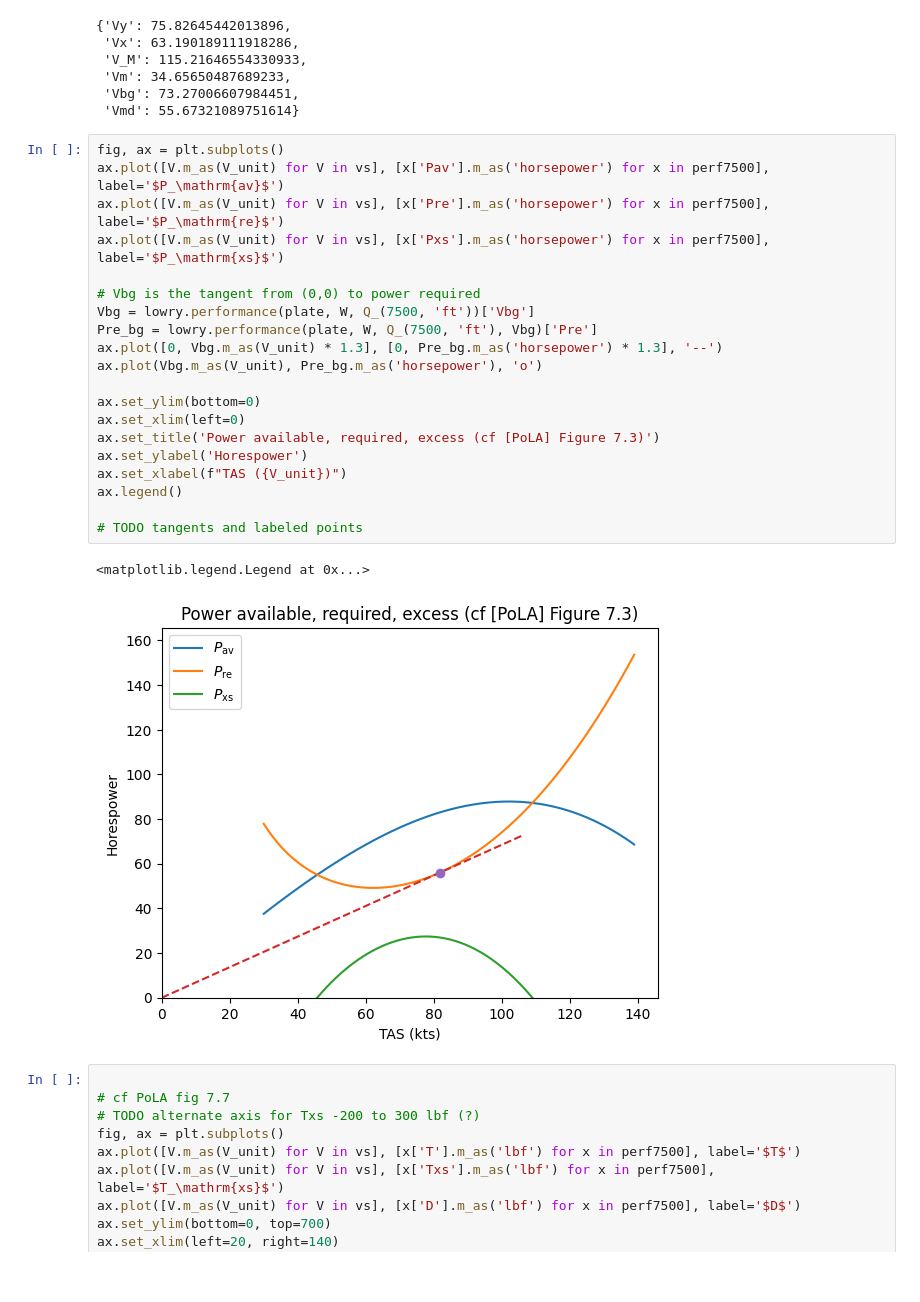
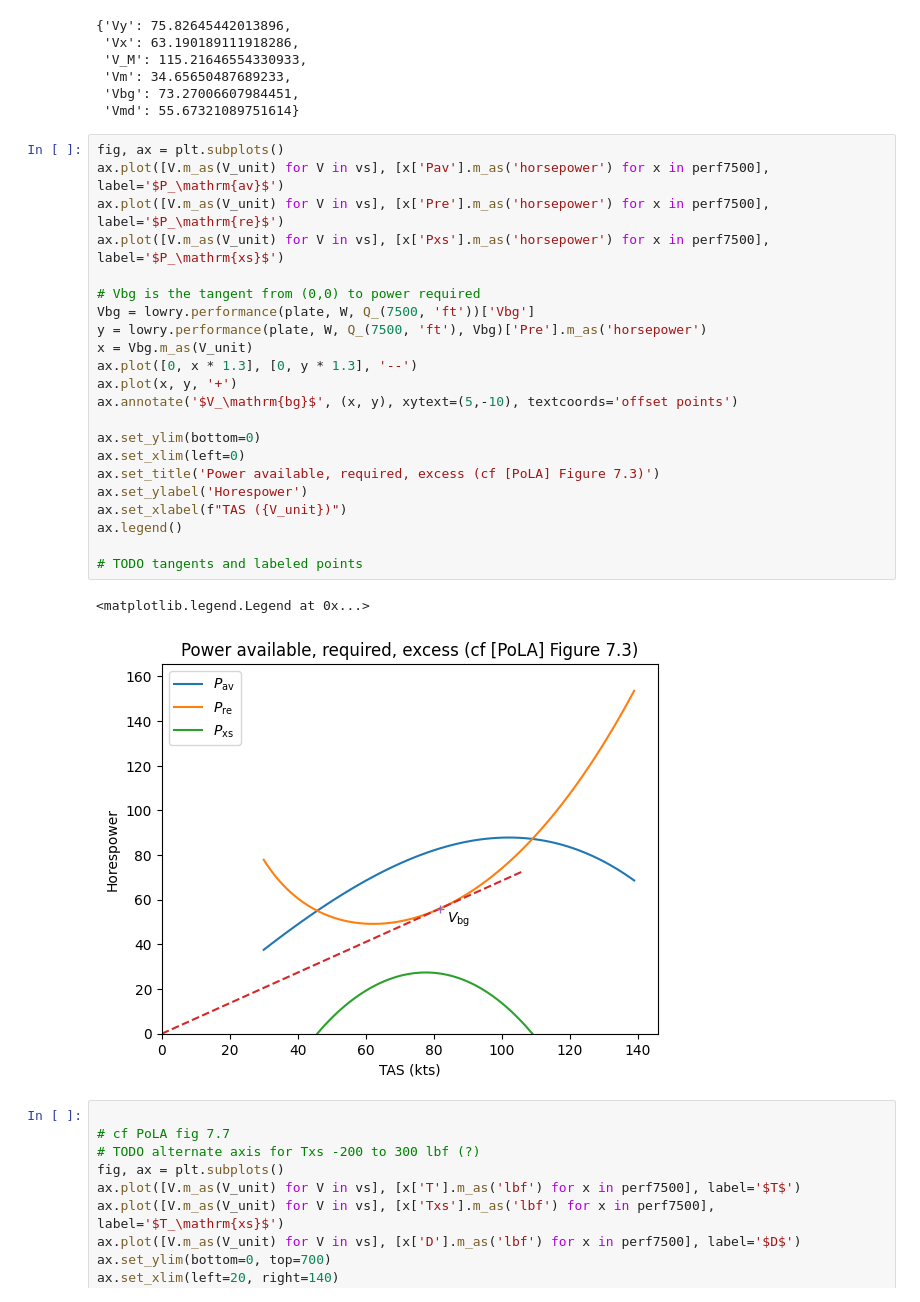
Before and after one commit to fugalh/lowry, a Jupyter notebook: Lowry.ipynb, the cells around one changed output. Drawn from its saved outputs; the diff is of its cells as text.

```diff
--- a/Lowry.ipynb
+++ b/Lowry.ipynb
@@ -98,26 +98,28 @@ perf8000 = [lowry.performance(plate, 0.75*plate['W0'], Q_(8000, 'ft'), V) for V
 # %%
 fig, ax = plt.subplots()
 ax.plot([V.m_as(V_unit) for V in vs], [x['Pav'].m_as('horsepower') for x in perf7500], label='$P_\mathrm{av}$')
 ax.plot([V.m_as(V_unit) for V in vs], [x['Pre'].m_as('horsepower') for x in perf7500], label='$P_\mathrm{re}$')
 ax.plot([V.m_as(V_unit) for V in vs], [x['Pxs'].m_as('horsepower') for x in perf7500], label='$P_\mathrm{xs}$')
 
 # Vbg is the tangent from (0,0) to power required
 Vbg = lowry.performance(plate, W, Q_(7500, 'ft'))['Vbg']
-Pre_bg = lowry.performance(plate, W, Q_(7500, 'ft'), Vbg)['Pre']
-ax.plot([0, Vbg.m_as(V_unit) * 1.3], [0, Pre_bg.m_as('horsepower') * 1.3], '--')
-ax.plot(Vbg.m_as(V_unit), Pre_bg.m_as('horsepower'), 'o')
+y = lowry.performance(plate, W, Q_(7500, 'ft'), Vbg)['Pre'].m_as('horsepower')
+x = Vbg.m_as(V_unit)
+ax.plot([0, x * 1.3], [0, y * 1.3], '--')
+ax.plot(x, y, '+')
+ax.annotate('$V_\mathrm{bg}$', (x, y), xytext=(5,-10), textcoords='offset points')
 
 ax.set_ylim(bottom=0)
 ax.set_xlim(left=0)
 ax.set_title('Power available, required, excess (cf [PoLA] Figure 7.3)')
 ax.set_ylabel('Horespower')
 ax.set_xlabel(f"TAS ({V_unit})")
 ax.legend()
 
 # TODO tangents and labeled points
 # %% [output]
 <matplotlib.legend.Legend at 0x...>
-[figure, old version]
+[figure, new version]
 # %%
 
 # cf PoLA fig 7.7
```
